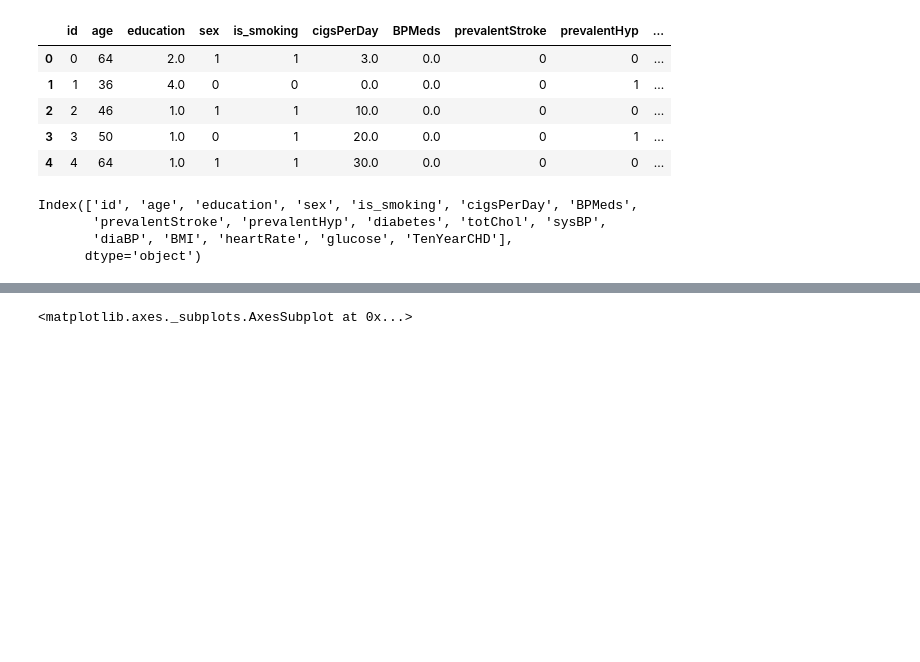
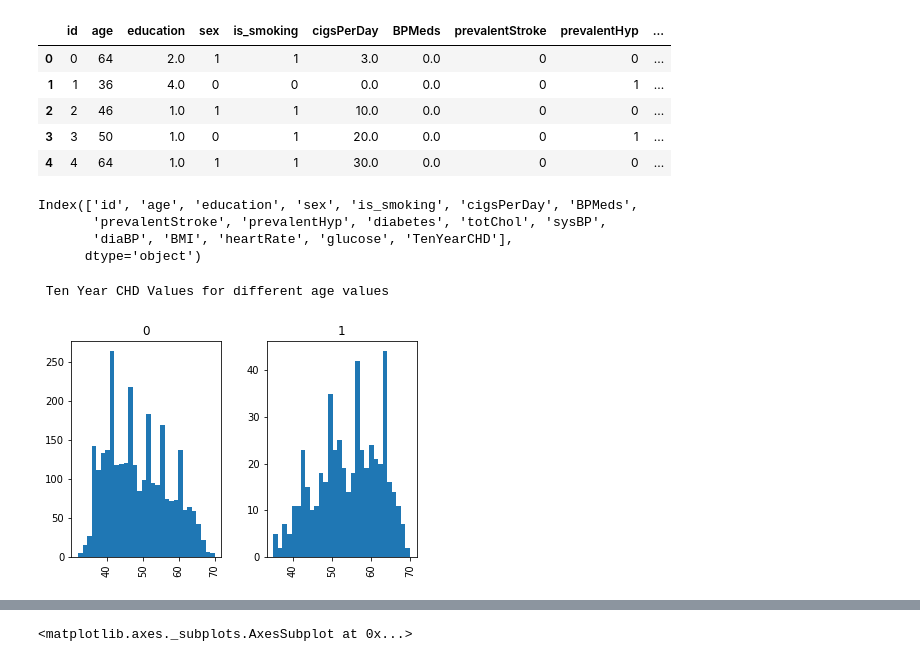
Before and after one commit to SAKSHIDHYANI/Cardiovascular-Risk-Prediction, a Jupyter notebook: Cardiovascular_Risk_Prediction.ipynb, the cells around one changed output, grey strips where cells are left out. Drawn from its saved outputs; the diff is of its cells as text; code cells hidden in the pictures; blank space fills up the shorter version.

```diff
--- a/Cardiovascular_Risk_Prediction.ipynb
+++ b/Cardiovascular_Risk_Prediction.ipynb
@@ -359,3 +359,15 @@ Index(['id', 'age', 'education', 'sex', 'is_smoking', 'cigsPerDay', 'BPMeds',
        'prevalentStroke', 'prevalentHyp', 'diabetes', 'totChol', 'sysBP',
        'diaBP', 'BMI', 'heartRate', 'glucose', 'TenYearCHD'],
       dtype='object')
+# %%
+# plotting  data distribution for different columns
+
+def plot(col_name):
+  print('\033[1m Ten Year CHD Values for different '+col_name+' values')
+  ax = data.hist(column=col_name,by="TenYearCHD",bins=30)
+# %%
+# data distribution for age column
+plot('age')
+# %% [output]
+ Ten Year CHD Values for different age values
+[figure, added]
```
Also changed, not shown: parts of 63 cells of this notebook.
